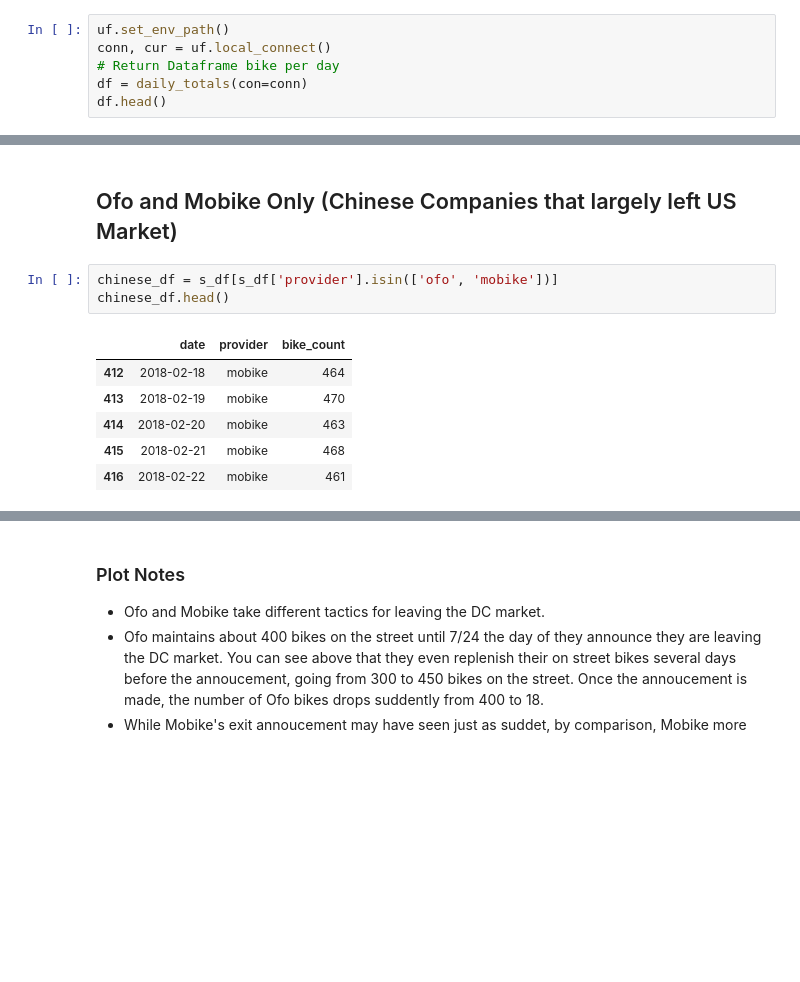
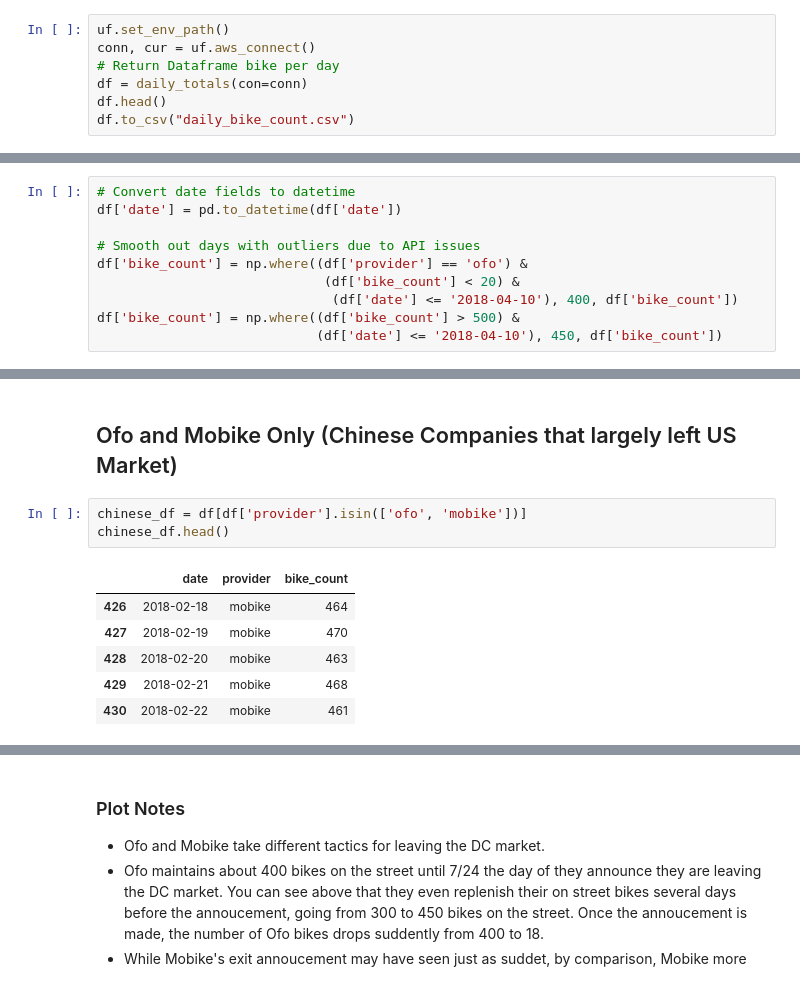
Before and after one commit to msussman/dc_dobi_extinction, a Jupyter notebook: plots/all_providers.ipynb, the cells around one changed output, grey strips where cells are left out. Cells and saved outputs as stored; diff of their text form; blank space fills up the shorter version.

```diff
--- a/plots/all_providers.ipynb
+++ b/plots/all_providers.ipynb
@@ -63,10 +63,11 @@ def daily_totals(con):
                 """, con=con)
 # %%
 uf.set_env_path()
-conn, cur = uf.local_connect()
+conn, cur = uf.aws_connect()
 # Return Dataframe bike per day
 df = daily_totals(con=conn)
 df.head()
+df.to_csv("daily_bike_count.csv")
 # %% [output]
 |  | date | provider | bike_count |
 | 0 | 2018-02-18 | JUMP | 54 |
@@ -81,3 +80,13 @@ df.to_csv("daily_bike_count.csv")
+# %%
+# Convert date fields to datetime
+df['date'] = pd.to_datetime(df['date'])
+
+# Smooth out days with outliers due to API issues
+df['bike_count'] = np.where((df['provider'] == 'ofo') &
+                             (df['bike_count'] < 20) &
+                              (df['date'] <= '2018-04-10'), 400, df['bike_count'])
+df['bike_count'] = np.where((df['bike_count'] > 500) &
+                            (df['date'] <= '2018-04-10'), 450, df['bike_count'])
 # %% [markdown]
 ## Plotting All Operators
 # %%
@@ -124,12 +119,12 @@ alt.Color('provider',
 # %% [markdown]
 ## Ofo and Mobike Only (Chinese Companies that largely left US Market)
 # %%
-chinese_df = s_df[s_df['provider'].isin(['ofo', 'mobike'])]
+chinese_df = df[df['provider'].isin(['ofo', 'mobike'])]
 chinese_df.head()
 # %% [output]
 |  | date | provider | bike_count |
-| 412 | 2018-02-18 | mobike | 464 |
-| 413 | 2018-02-19 | mobike | 470 |
-| 414 | 2018-02-20 | mobike | 463 |
-| 415 | 2018-02-21 | mobike | 468 |
-| 416 | 2018-02-22 | mobike | 461 |
+| 426 | 2018-02-18 | mobike | 464 |
+| 427 | 2018-02-19 | mobike | 470 |
+| 428 | 2018-02-20 | mobike | 463 |
+| 429 | 2018-02-21 | mobike | 468 |
+| 430 | 2018-02-22 | mobike | 461 |
```
Also changed, not shown: parts of 8 cells of this notebook.
